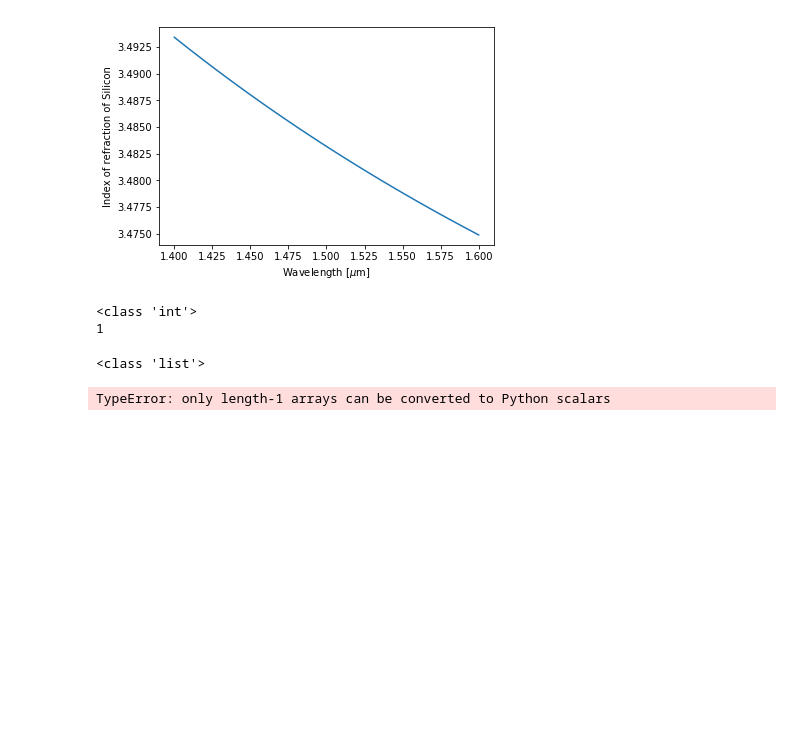
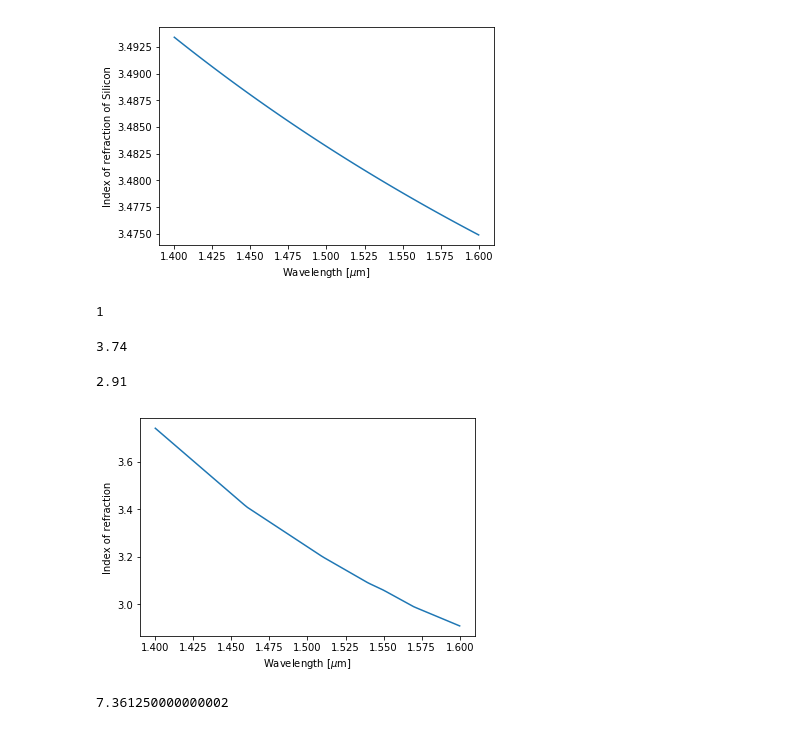
Before and after one commit to dnrobin/awg-python, a Jupyter notebook: Example_Basic.ipynb, the cells around one changed output. Cells and saved outputs as stored; diff of their text form; code cells hidden in the pictures; blank space fills up the shorter version.

Commit message:
Added the groupindex and groupDispersion methods of Material and making the Example_basics tutorial for using materials

```diff
--- a/Example_Basic.ipynb
+++ b/Example_Basic.ipynb
@@ -25,17 +25,33 @@ plt.show()
 # %% [output]
 [figure]
 # %%
-myMaterial = Material.Material(1)
+myMaterial = Material(1)
 n = myMaterial.index(1.5)
 print(n)
 # %% [output]
-<class 'int'>
 1
 # %%
 lmbda = [1.40, 1.46, 1.51, 1.54, 1.55, 1.57, 1.60];
 index = [3.74, 3.41, 3.20, 3.09, 3.06, 2.99, 2.91];
-myMaterial = Material.Material([lmbda,index])
-n = myMaterial.index(1.3)
+myMaterial = Material([lmbda,index])
+print(myMaterial.index(1.3)) ### Extrapolation of ordre 0
 # %% [output]
-<class 'list'>
+3.74
-TypeError: only length-1 arrays can be converted to Python scalars
+# %%
+print(myMaterial.index(1.7))
+# %% [output]
+2.91
+# %%
+n,lmbda = myMaterial.dispersion(1.4,1.6)
+fig,ax = plt.subplots()
+ax.plot(lmbda,n)
+ax.set_xlabel("Wavelength [$\mu$m]")
+ax.set_ylabel("Index of refraction")
+plt.show()
+# %% [output]
+[figure, added]
+# %%
+Ng = myMaterial.groupindex(1.55)
+print(Ng)
+# %% [output]
+7.361250000000002
```
Also changed, not shown: parts of 12 cells of this notebook, 5 other files.
